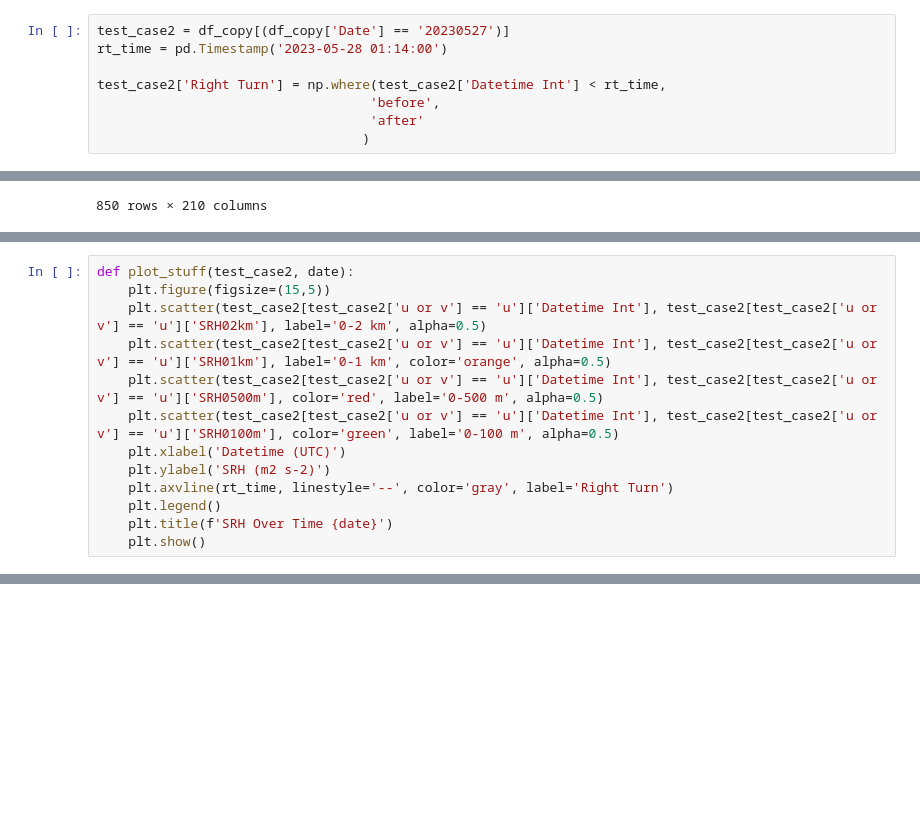
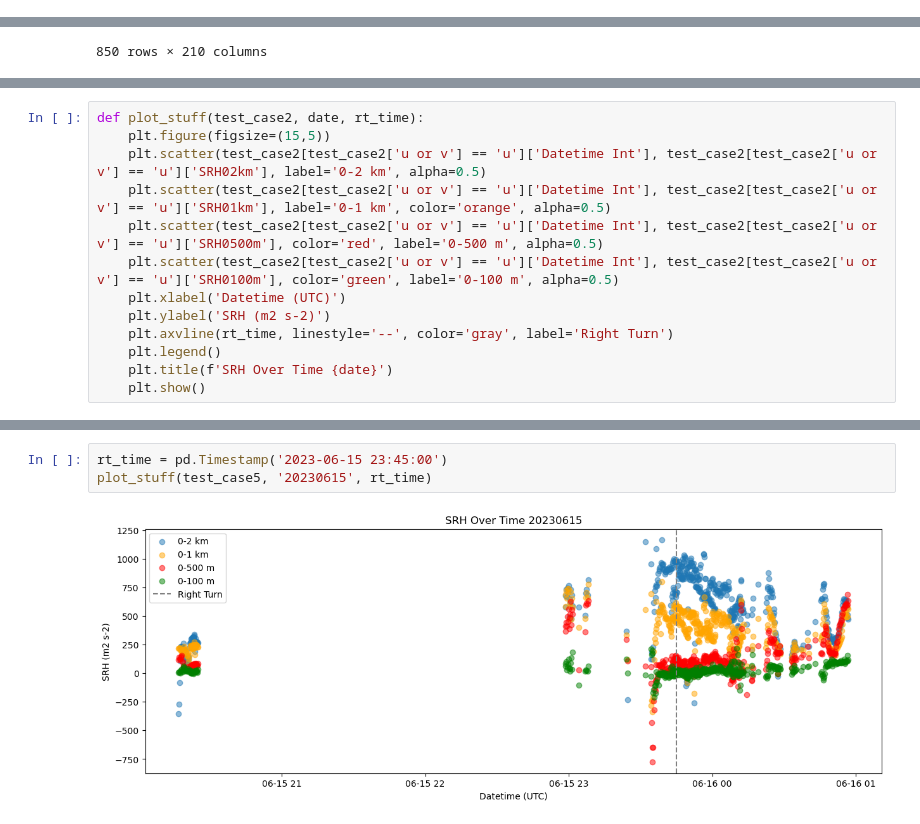
Before and after one commit to JuliaBuhrman/research2024, a Jupyter notebook: rightturn_casecheck.ipynb, the cells around one changed output, grey strips where cells are left out. Drawn from its saved outputs; the diff is of its cells as text; blank space fills up the shorter version.

```diff
--- a/rightturn_casecheck.ipynb
+++ b/rightturn_casecheck.ipynb
@@ -533,11 +524,3 @@ Date
 20220524    100
 20230613     20
 Name: count, dtype: int64
-# %%
-test_case2 = df_copy[(df_copy['Date'] == '20230527')]
-rt_time = pd.Timestamp('2023-05-28 01:14:00')
-
-test_case2['Right Turn'] = np.where(test_case2['Datetime Int'] < rt_time,
-                                   'before',
-                                   'after'
-                                  )
@@ -788,6 +770,6 @@ hodo_plot([bef_u, af_u], [bef_v, af_v], heights, 25, f'Composite Before vs After
 [figure]
 # %%
-def plot_stuff(test_case2, date):
+def plot_stuff(test_case2, date, rt_time):
     plt.figure(figsize=(15,5))
     plt.scatter(test_case2[test_case2['u or v'] == 'u']['Datetime Int'], test_case2[test_case2['u or v'] == 'u']['SRH02km'], label='0-2 km', alpha=0.5)
     plt.scatter(test_case2[test_case2['u or v'] == 'u']['Datetime Int'], test_case2[test_case2['u or v'] == 'u']['SRH01km'], label='0-1 km', color='orange', alpha=0.5)
@@ -805,0 +834,5 @@ plot_stuff(test_case3, '20240501')
+# %%
+rt_time = pd.Timestamp('2023-06-15 23:45:00')
+plot_stuff(test_case5, '20230615', rt_time)
+# %% [output]
+[figure, added]
```
Also changed, not shown: parts of 31 cells of this notebook.
